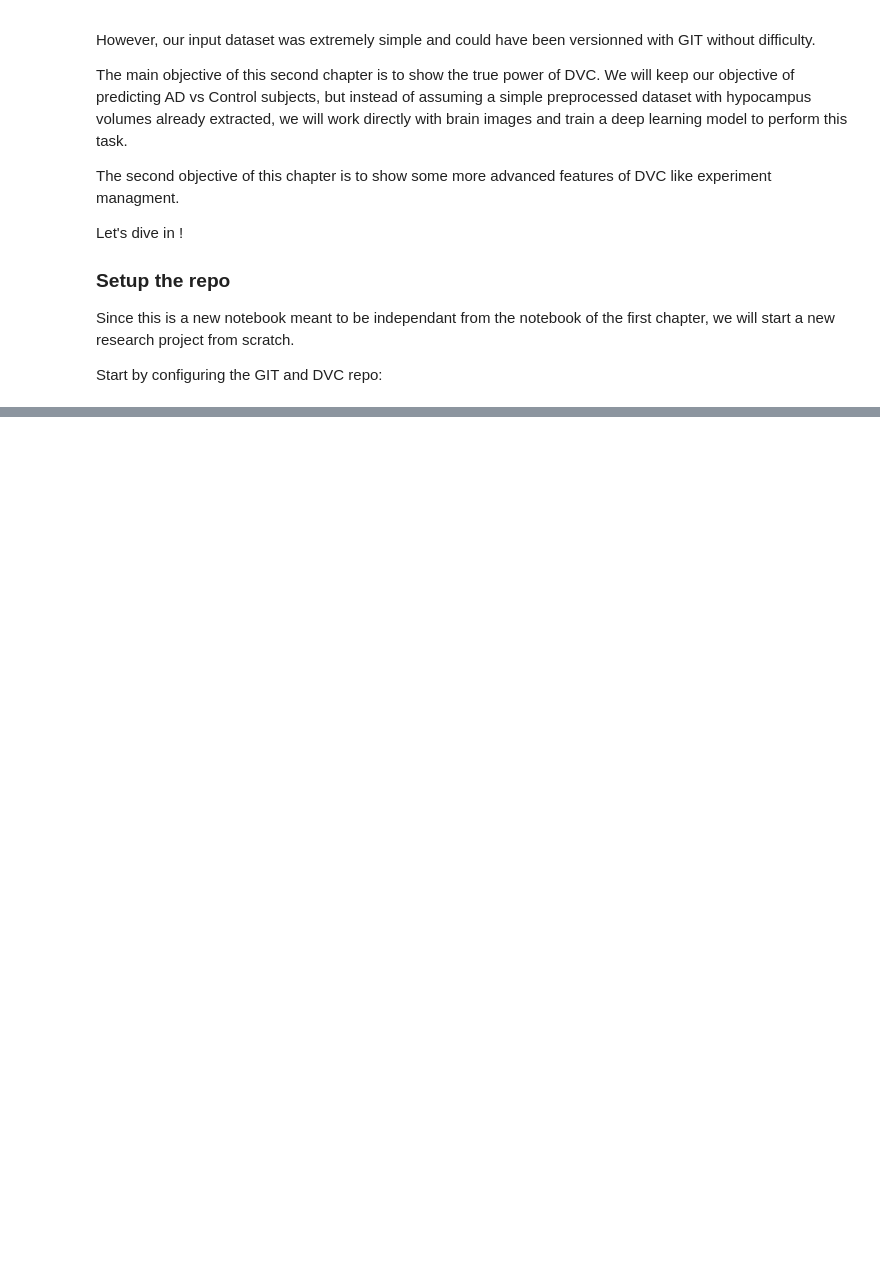
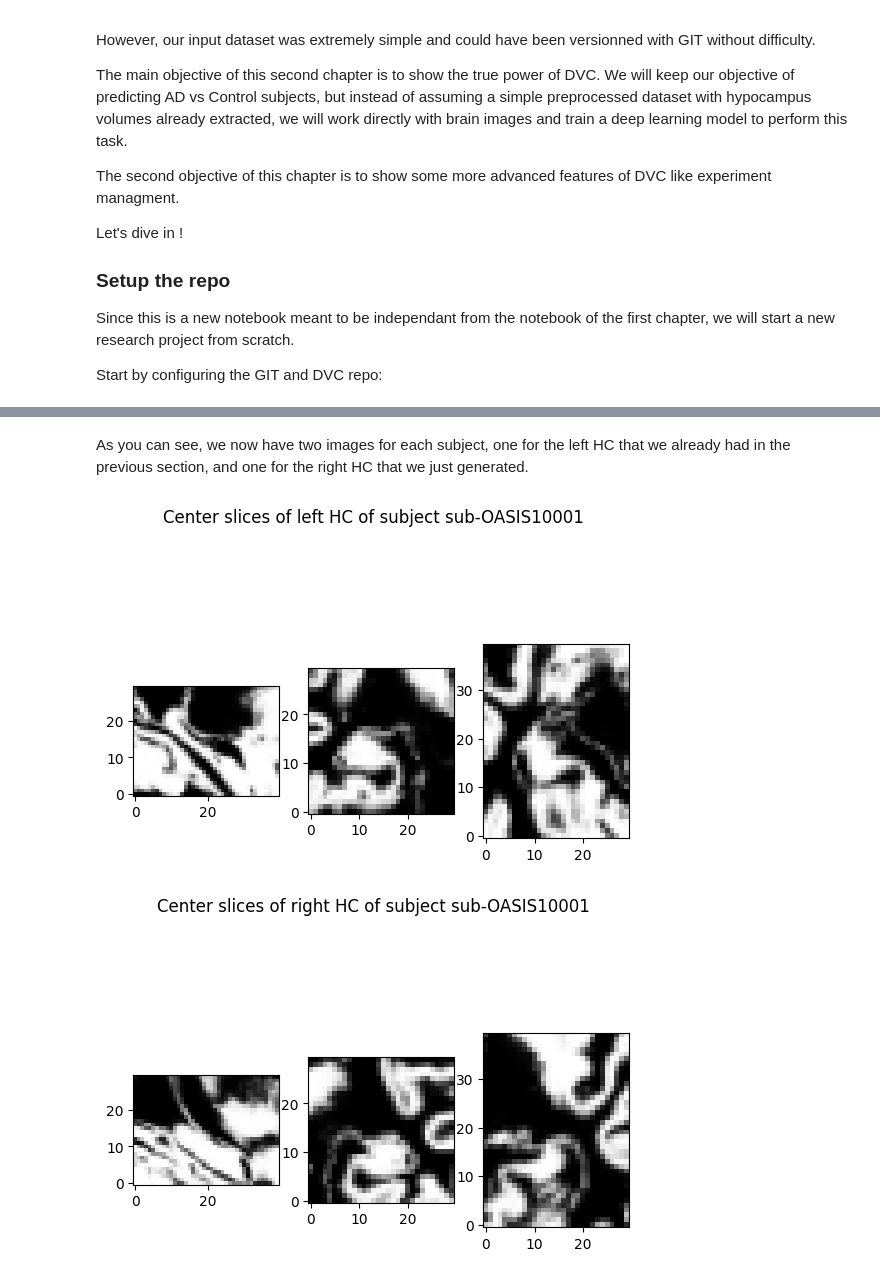
Before and after one commit to aramis-lab/NOW-2023, a Jupyter notebook: notebooks/data_versionning_2.ipynb, the cells around one changed output, grey strips where cells are left out. Drawn from its saved outputs; the diff is of its cells as text; code cells hidden in the pictures; blank space fills up the shorter version.

```diff
--- a/notebooks/data_versionning_2.ipynb
+++ b/notebooks/data_versionning_2.ipynb
@@ -22,0 +239,11 @@ Start by configuring the GIT and DVC repo:
+# %%
+train_df = pd.read_csv(oasis_folder / "tsv_files" / "lab_1" / "train.tsv", sep="\t")
+valid_df = pd.read_csv(oasis_folder / "tsv_files" / "lab_1" / "validation.tsv", sep="\t")
+train_df["hemi"] = "left"
+valid_df["hemi"] = "left"
+
+train_population_df = characteristics_table(train_df, OASIS_df)
+valid_population_df = characteristics_table(valid_df, OASIS_df)
+
+print(f"Train dataset:\n {train_population_df}\n")
+print(f"Validation dataset:\n {valid_population_df}")
@@ -22,0 +266,12 @@ Start by configuring the GIT and DVC repo:
+# %%
+import json
+from now_2023.models import CNNModel
+
+model = CNNModel(learning_rate=10**-4, n_epochs=30, batch_size=4)
+model.fit(data_folder, train_df)
+
+results_training_left, metrics_training_left = model.predict(data_folder, train_df)
+results_validation_left, metrics_validation_left = model.predict(data_folder, valid_df)
+
+print(f"Metrics on training set :\n{json.dumps(metrics_training_left, indent=4)}")
+print(f"Metrics on validation set :\n{json.dumps(metrics_validation_left, indent=4)}")
@@ -22,0 +377,8 @@ Start by configuring the GIT and DVC repo:
+# %% [markdown]
+As you can see, we now have two images for each subject, one for the left HC that we already had in the previous section, and one for the right HC that we just generated.
+# %%
+plot_hc(data_folder, 'sub-OASIS10001', "left", cut_coords=(15, 20, 15))
+plot_hc(data_folder, 'sub-OASIS10001', "right", cut_coords=(15, 20, 15))
+# %% [output]
+[figure, added]
+[figure, added]
```
Also changed, not shown: parts of 42 cells of this notebook, 1 other file.
